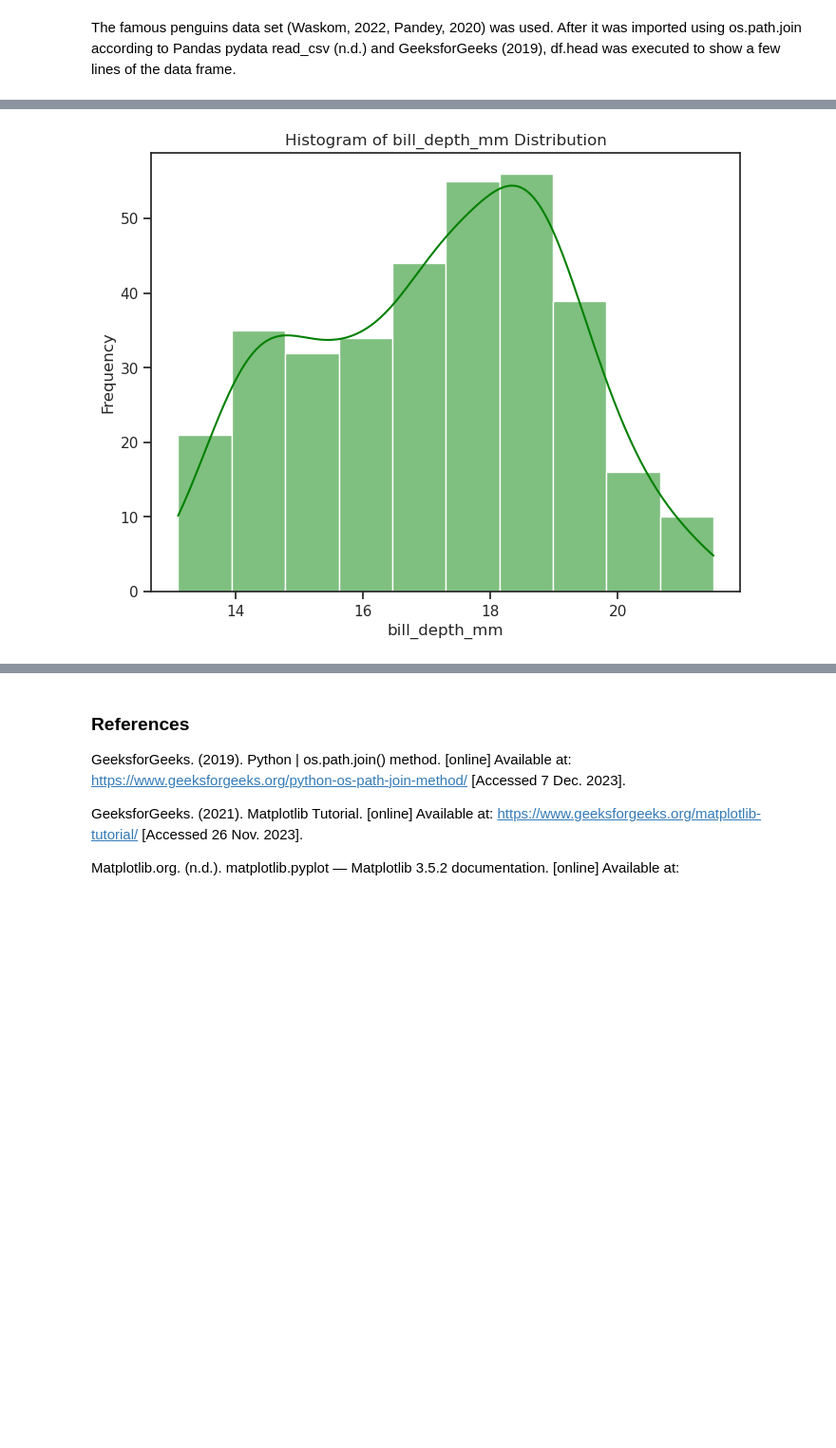
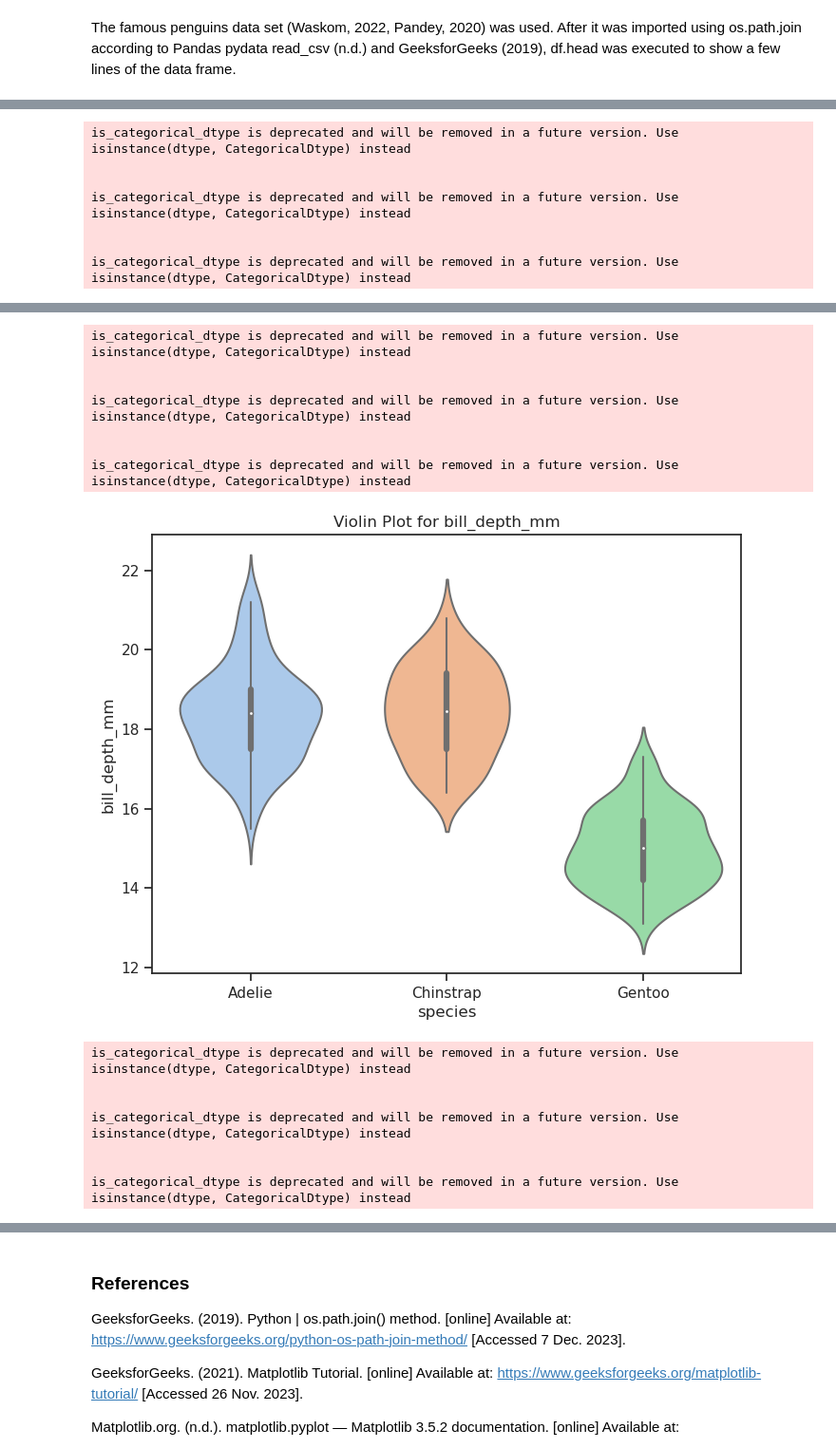
Before and after one commit to nurbujang/fundaw23, a Jupyter notebook: tasks.ipynb, the cells around one changed output, grey strips where cells are left out. Shown at 95% size. Cells and saved outputs as stored; diff of their text form; code cells hidden in the pictures; blank space fills up the shorter version.

Commit message:
penguin violin count

```diff
--- a/tasks.ipynb
+++ b/tasks.ipynb
@@ -731,15 +532,14 @@ sns.set(style="ticks")
 for column in df.columns:
     if df[column].dtype in ['float64', 'int64']:
         plt.figure(figsize=(8, 6))
-        sns.histplot(df[column], kde=True, color='green')
-        plt.title(f'Histogram of {column} Distribution')
-        plt.xlabel(column)
-        plt.ylabel('Frequency')
+        sns.violinplot(x='species', y=column, data=df, box_visible=True, palette='pastel')
+        plt.title(f'Violin Plot for {column}')
         plt.show()
+
     else:
         plt.figure(figsize=(8, 6))
         sns.countplot(x=column, data=df, palette='pastel')
-        plt.title(f'Count Plot of {column}')
+        plt.title(f'Count Plot for {column}')
         plt.xlabel(column)
         plt.ylabel('Count')
         plt.show();
@@ -748,0 +563,7 @@ for column in df.columns:
+is_categorical_dtype is deprecated and will be removed in a future version. Use isinstance(dtype, CategoricalDtype) instead
+
+
+is_categorical_dtype is deprecated and will be removed in a future version. Use isinstance(dtype, CategoricalDtype) instead
+
+
+is_categorical_dtype is deprecated and will be removed in a future version. Use isinstance(dtype, CategoricalDtype) instead
@@ -750 +571,15 @@ for column in df.columns:
+is_categorical_dtype is deprecated and will be removed in a future version. Use isinstance(dtype, CategoricalDtype) instead
+
+
+is_categorical_dtype is deprecated and will be removed in a future version. Use isinstance(dtype, CategoricalDtype) instead
+
+
+is_categorical_dtype is deprecated and will be removed in a future version. Use isinstance(dtype, CategoricalDtype) instead
-[figure, old version]
+[figure, new version]
+is_categorical_dtype is deprecated and will be removed in a future version. Use isinstance(dtype, CategoricalDtype) instead
+
+
+is_categorical_dtype is deprecated and will be removed in a future version. Use isinstance(dtype, CategoricalDtype) instead
+
+
+is_categorical_dtype is deprecated and will be removed in a future version. Use isinstance(dtype, CategoricalDtype) instead
```
Also changed, not shown: parts of 26 cells of this notebook.
